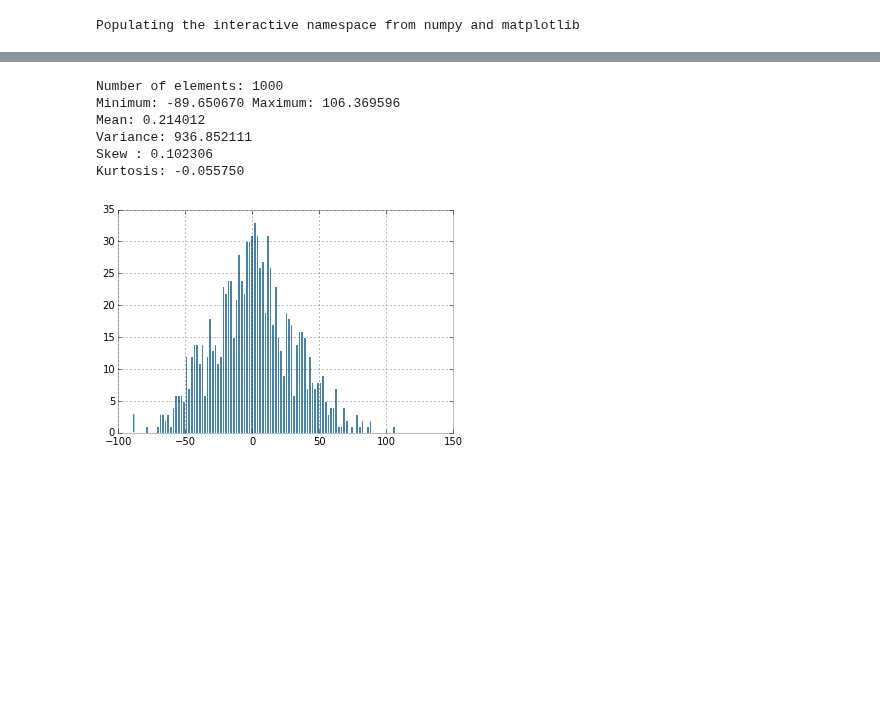
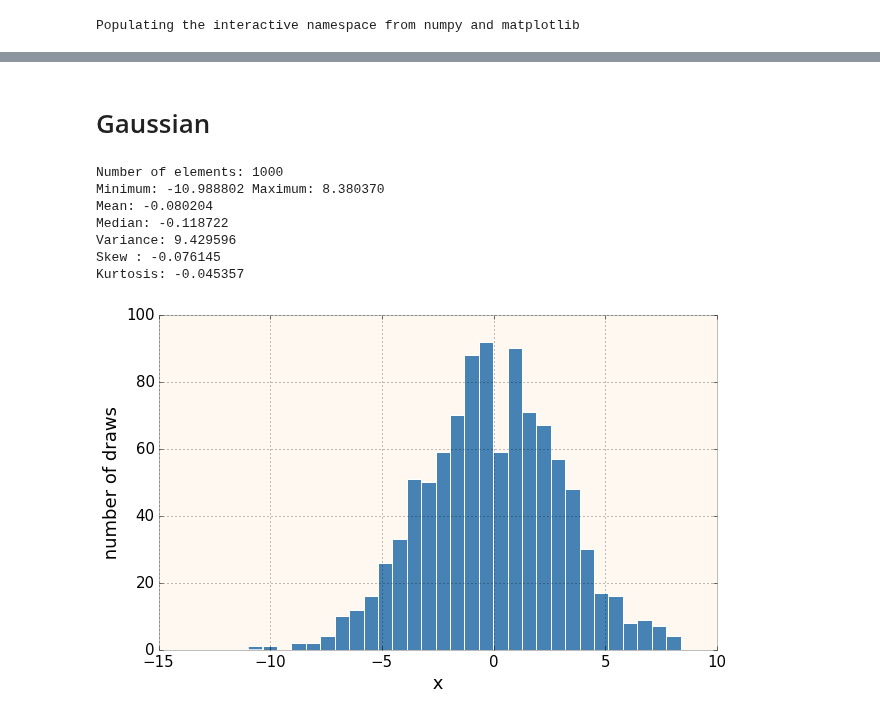
Before and after one commit to fedhere/UInotebooks, a Jupyter notebook: distributions/binomial_gaussian_poisson.ipynb, the cells around one changed output, grey strips where cells are left out. Cells and saved outputs as stored; diff of their text form; code cells hidden in the pictures; blank space fills up the shorter version.

```diff
--- a/distributions/binomial_gaussian_poisson.ipynb
+++ b/distributions/binomial_gaussian_poisson.ipynb
@@ -2,13 +2,13 @@
 import pylab as pl
 import numpy as np
 from scipy import stats
-
-
 import json
 import os
 
-s = json.load( open(os.getenv('PUI2015')+"/fbb_matplotlibrc.json") )
-pl.rcParams.update(s)
+# modifying pylab parameters with a json file
+s = json.load(open(os.getenv('PUI2016')+"/fbb_matplotlibrc.json"))
+
 %pylab inline
+pylab.rcParams.update(s)
 # %% [output]
 Populating the interactive namespace from numpy and matplotlib
@@ -17,10 +25,24 @@ Binomial
 # %%
+# this is a function to to make the plots:
+# all distributions are plotted the same way
+# it also prints details about the distribution
+
+
 def plot_and_print(dist):
-    pl.hist(dist,bins=100)
+    '''Plots and prents details about agiven distribution
+    Arguments:
+        dist: distribution of datapoints, np.array
+    '''
+    fig = pl.figure()
+    pl.hist(dist, bins=30)
     n, min_max, mean, var, skew, kurt = stats.describe(dist)
+    pl.xlabel(" x ")
+    pl.ylabel(" number of draws ")
     print("Number of elements: {0:d}".format(n))
-    print("Minimum: {0:8.6f} Maximum: {1:8.6f}".format(min_max[0], min_max[1]))
+    print("Minimum: {0:8.6f} Maximum: {1:8.6f}".format(min_max[0],
+                                                       min_max[1]))
     print("Mean: {0:8.6f}".format(mean))
+    print("Median: {0:8.6f}".format(np.median(dist)))
     print("Variance: {0:8.6f}".format(var))
     print("Skew : {0:8.6f}".format(skew))
     print("Kurtosis: {0:8.6f}".format(kurt))
@@ -59,10 +92,13 @@ Kurtosis: 0.267396
+# %% [markdown]
+# Gaussian
 # %%
-mygaussian(0,30)
+mygaussian(0, 3)
 # %% [output]
 Number of elements: 1000
-Minimum: -89.650670 Maximum: 106.369596
-Mean: 0.214012
-Variance: 936.852111
-Skew : 0.102306
-Kurtosis: -0.055750
+Minimum: -10.988802 Maximum: 8.380370
+Mean: -0.080204
+Median: -0.118722
+Variance: 9.429596
+Skew : -0.076145
+Kurtosis: -0.045357
-[figure, old version]
+[figure, new version]
```
Also changed, not shown: parts of 8 cells of this notebook.
